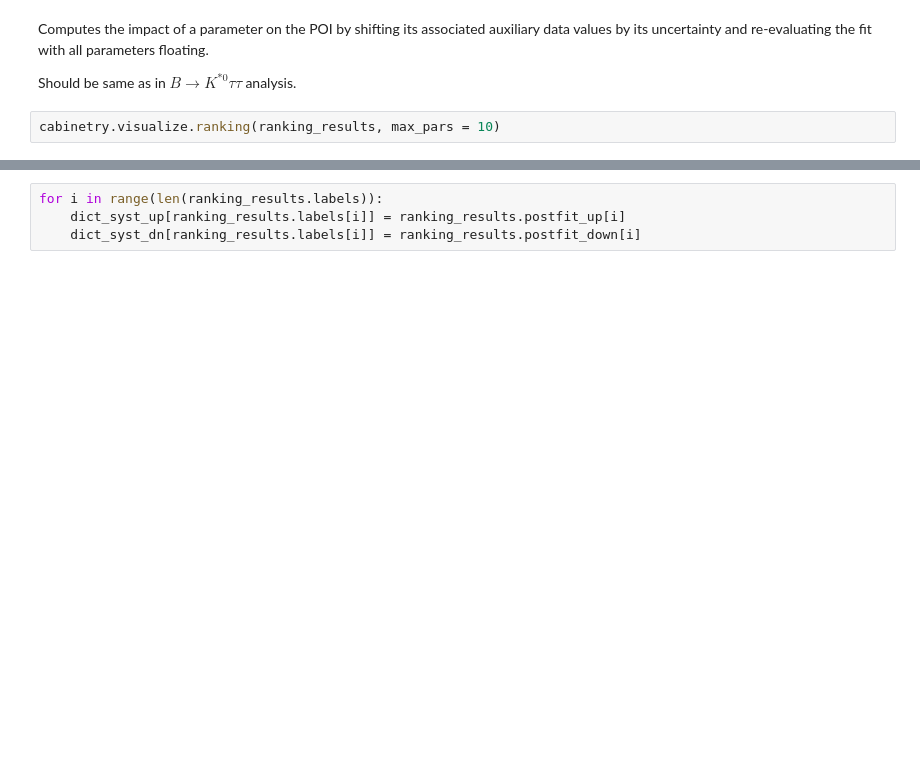
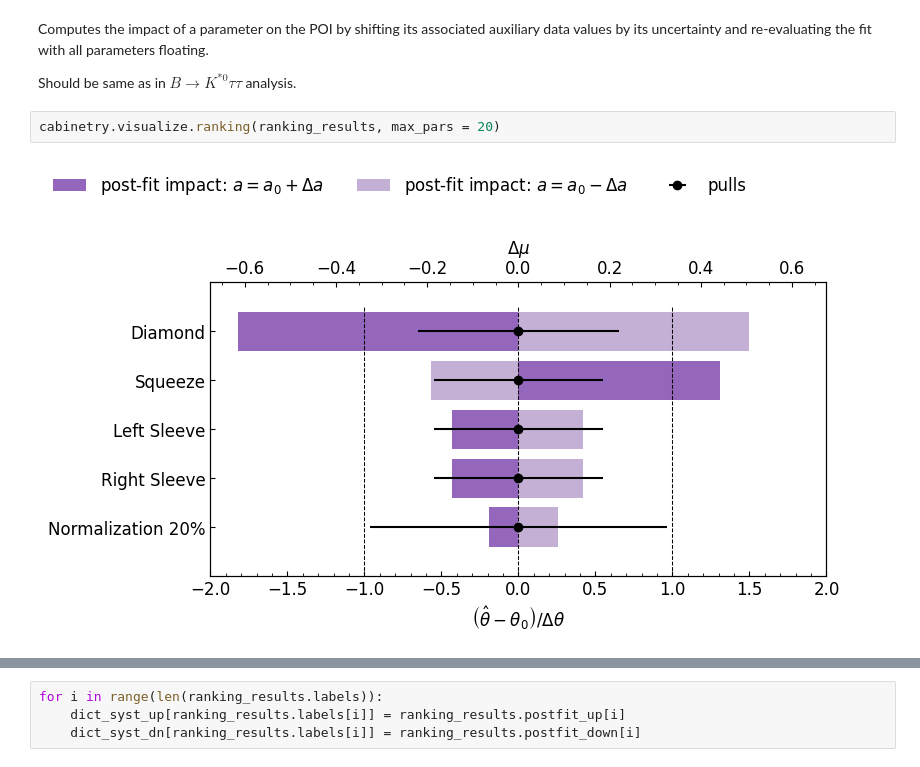
Before and after one commit to igartiy/2025B2PW-cabinetry-tutorial, a Jupyter notebook: cabinetry-tutorial-20251009.ipynb, the cells around one changed output, grey strips where cells are left out. Drawn from its saved outputs; the diff is of its cells as text; blank space fills up the shorter version.

```diff
--- a/cabinetry-tutorial-20251009.ipynb
+++ b/cabinetry-tutorial-20251009.ipynb
@@ -1668,7 +2178,9 @@ Computes the impact of a parameter on the POI by shifting its associated
 
 Should be same as in $B\to K^{*0} \tau \tau$ analysis.
 # %%
-cabinetry.visualize.ranking(ranking_results, max_pars = 10)
+cabinetry.visualize.ranking(ranking_results, max_pars = 20)
+# %% [output]
+[figure, added]
 # %%
 print("uncertainty on fitted mu post fit")
 tot = 0
```
Also changed, not shown: parts of 123 cells of this notebook.
